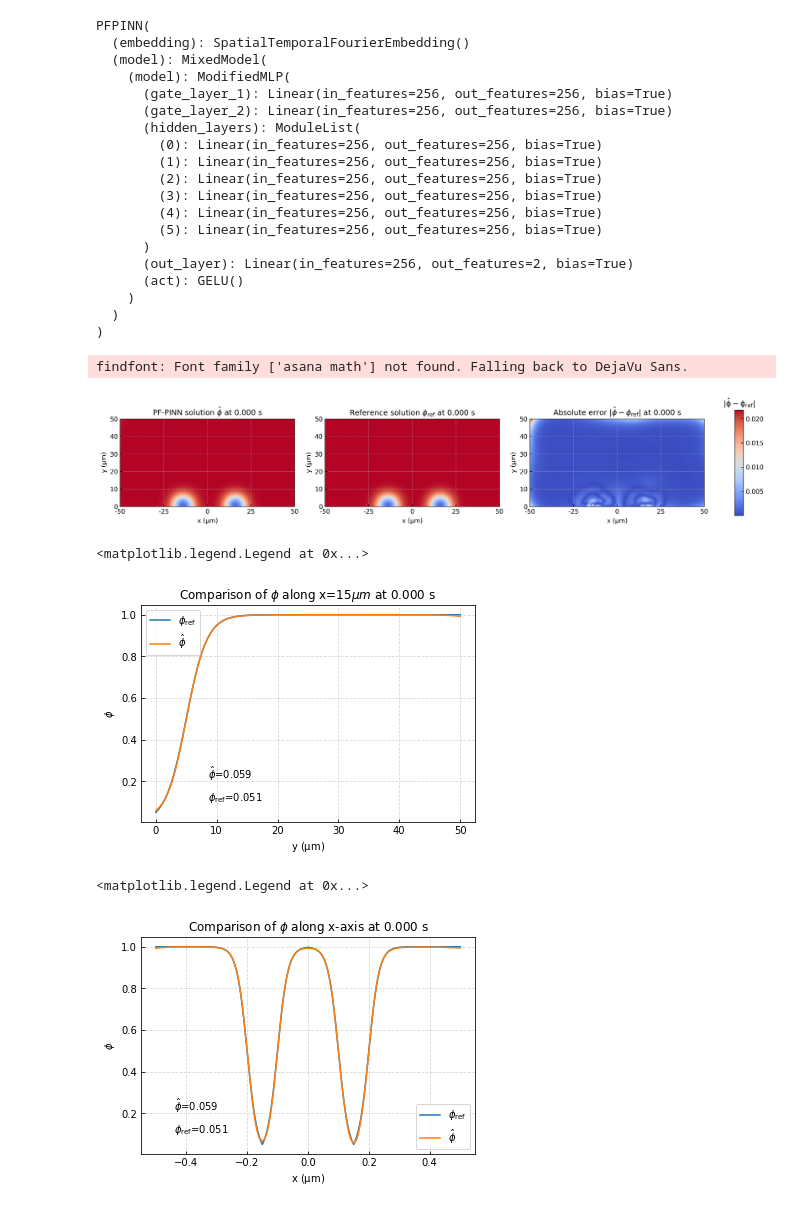
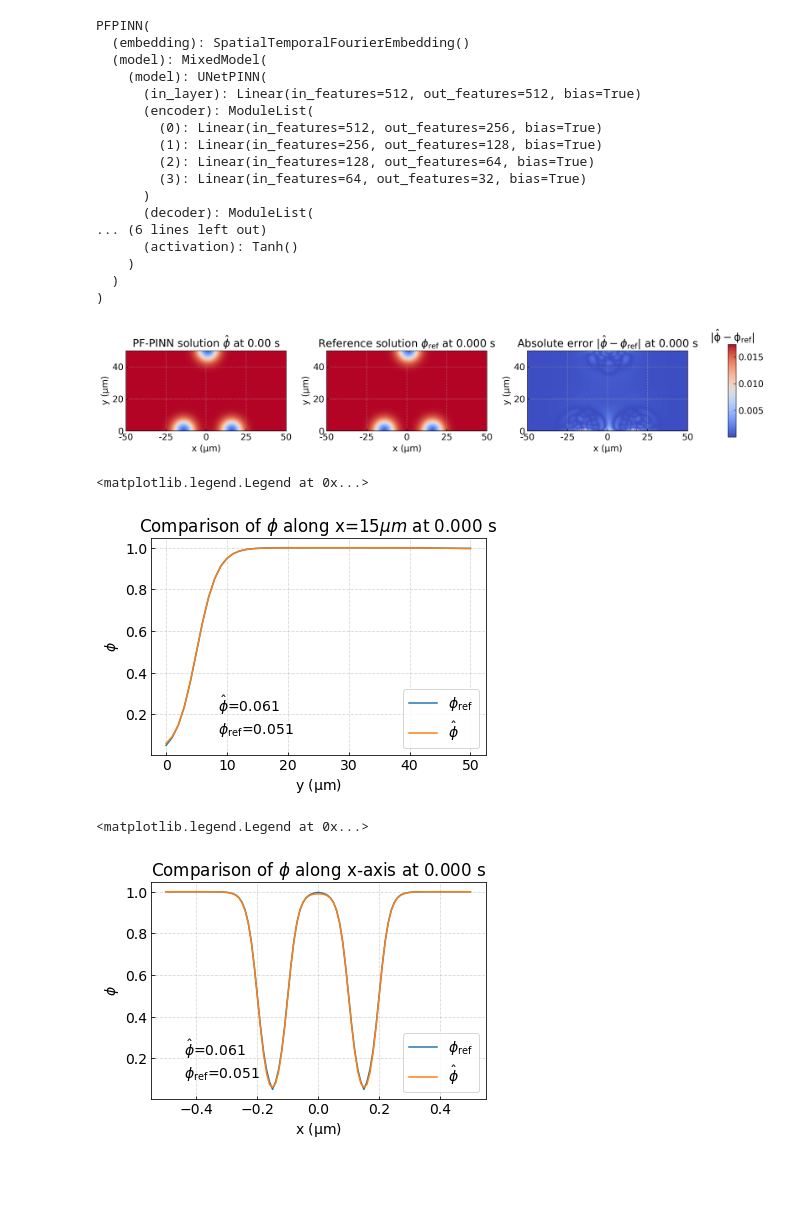
Before and after one commit to NanxiiChen/sharp-pinns, a Jupyter notebook: eval-3pits.ipynb, the cells around one changed output. Drawn from its saved outputs; the diff is of its cells as text; code cells hidden in the pictures; blank space fills up the shorter version.

Commit message:
change model

```diff
--- a/eval-3pits.ipynb
+++ b/eval-3pits.ipynb
@@ -32,7 +32,7 @@ configs = {
 rc.update(configs)
 # save_root = "./figures/"
 # %%
-model_dir = "/root/tf-logs/2pits-modifiedmlp-2024-10-03-20-20-46/model-2500.pt"
+model_dir = "/root/tf-logs/3pits-gradient-2024-10-16-22-53-20/model-5900.pt"
 
 import torch
 import pf_pinn as pfp
@@ -48,26 +48,24 @@ net
 PFPINN(
   (embedding): SpatialTemporalFourierEmbedding()
   (model): MixedModel(
-    (model): ModifiedMLP(
-      (gate_layer_1): Linear(in_features=256, out_features=256, bias=True)
-      (gate_layer_2): Linear(in_features=256, out_features=256, bias=True)
-      (hidden_layers): ModuleList(
-        (0): Linear(in_features=256, out_features=256, bias=True)
-        (1): Linear(in_features=256, out_features=256, bias=True)
-        (2): Linear(in_features=256, out_features=256, bias=True)
-        (3): Linear(in_features=256, out_features=256, bias=True)
-        (4): Linear(in_features=256, out_features=256, bias=True)
-        (5): Linear(in_features=256, out_features=256, bias=True)
+    (model): UNetPINN(
+      (in_layer): Linear(in_features=512, out_features=512, bias=True)
+      (encoder): ModuleList(
+        (0): Linear(in_features=512, out_features=256, bias=True)
+        (1): Linear(in_features=256, out_features=128, bias=True)
+        (2): Linear(in_features=128, out_features=64, bias=True)
+        (3): Linear(in_features=64, out_features=32, bias=True)
       )
-      (out_layer): Linear(in_features=256, out_features=2, bias=True)
-      (act): GELU()
+      (decoder): ModuleList(
+... (6 lines left out)
+      (activation): Tanh()
     )
   )
 )
 # %%
 tic = 0.0
 
-mesh_points = np.load("./data/2pits-refined/mesh_points.npy") * 1e4
+mesh_points = np.load("./data/2d-3pits/mesh_points.npy") * 1e4
 gs = gridspec.GridSpec(1, 4, width_ratios=[1, 1, 1, 0.05])
 fig = plt.figure(figsize=(15, 3), dpi=300)
 tic_tensor = torch.ones(mesh_points.shape[0], 1).view(-1, 1) * 0.0 * 1e-1
@@ -84,10 +82,10 @@ ax.xaxis.set_major_locator(plt.MultipleLocator(0.25))
 ax.set(
     xlabel="x " + r"$\mathrm{(\mu m)}$", ylabel="y " + r"$\mathrm{(\mu m)}$", aspect='equal',
     xlim=(-0.5, 0.5), ylim=(0, 0.5),
-    title=r"PF-PINN solution $\hat\phi$" + " at "+ f"{tic:.3f} s"
+    title=r"PF-PINN solution $\hat\phi$" + " at "+ f"{tic:.2f} s"
 )
 
-truth = np.load("./data/2pits-refined/sol-" + f"{tic:.3f}.npy")
+truth = np.load("./data/2d-3pits/sol-" + f"{tic:.2f}.npy")
 # if np.abs(tic) < 1e-5:
 #     truth_phi = 1 - (1 - np.tanh(np.sqrt(OMEGA_PHI) /
 #                                  np.sqrt(2 * ALPHA_PHI) * \
@@ -99,35 +97,34 @@ diff = np.abs(truth[:, 0] - sol[:, 0])
 
 ax = fig.add_subplot(gs[1])
 ax.scatter(mesh_points[:, 0], mesh_points[:, 1], c=truth[:, 0], cmap='coolwarm', vmin=0, vmax=1)
 ax.xaxis.set_major_formatter(plt.FuncFormatter(lambda x, pos: f'{x*1e2:.0f}'))
 ax.yaxis.set_major_formatter(plt.FuncFormatter(lambda x, pos: f'{x*1e2:.0f}'))
 ax.xaxis.set_major_locator(plt.MultipleLocator(0.25))
 ax.set(
     xlabel="x " + r"$\mathrm{(\mu m)}$", ylabel="y " + r"$\mathrm{(\mu m)}$", aspect='equal',
     xlim=(-0.5, 0.5), ylim=(0, 0.5),
     title=r"Reference solution $\phi_{\mathrm{ref}}$" + " at "+ f"{tic:.3f} s"
 )
 
 ax = fig.add_subplot(gs[2])
 error = ax.scatter(mesh_points[:, 0], mesh_points[:, 1], c=diff, cmap='coolwarm')
 # ax.scatter(mesh_points[:, 0], mesh_points[:, 1], c=truth[:, 0], cmap='coolwarm', vmin=0, vmax=1)
 ax.xaxis.set_major_formatter(plt.FuncFormatter(lambda x, pos: f'{x*1e2:.0f}'))
 ax.yaxis.set_major_formatter(plt.FuncFormatter(lambda x, pos: f'{x*1e2:.0f}'))
 ax.xaxis.set_major_locator(plt.MultipleLocator(0.25))
 ax.set(
     xlabel="x " + r"$\mathrm{(\mu m)}$", ylabel="y " + r"$\mathrm{(\mu m)}$", aspect='equal',
     xlim=(-0.5, 0.5), ylim=(0, 0.5),
     title=r"Absolute error $|\hat\phi - \phi_{\mathrm{ref}}|$" + " at "+ f"{tic:.3f} s"
 )
 
 ax_bar = fig.add_subplot(gs[3])
 cbar = fig.colorbar(error, cax=ax_bar)
 ax_bar.set_title(r"$\mathrm{|\hat\phi - \phi_{\mathrm{ref}}|}$", loc='center')
 plt.tight_layout()
 # plt.savefig("out.jpg", dpi=300, bbox_inches='tight')
 # %% [output]
-findfont: Font family ['asana math'] not found. Falling back to DejaVu Sans.
-[figure, old version]
+[figure, new version]
 # %%
 idx_yaxis = np.where(np.abs(mesh_points[:, 0]-0.15) < 1e-5)[0]
 y_axis = mesh_points[idx_yaxis]
@@ -159,7 +156,7 @@ ax.legend()
 # plt.savefig("out-y.jpg", dpi=300, bbox_inches='tight')
 # %% [output]
 <matplotlib.legend.Legend at 0x...>
-[figure, old version]
+[figure, new version]
 # %%
 idx_xaxis = np.where(np.abs(mesh_points[:, 1]) < 1e-5)[0]
 x_axis = mesh_points[idx_xaxis]
@@ -179,5 +176,5 @@ ax.legend(loc="lower right")
 # plt.savefig("out-x.jpg", dpi=300, bbox_inches='tight')
 # %% [output]
 <matplotlib.legend.Legend at 0x...>
-[figure, old version]
+[figure, new version]
 # %%
```
Also changed, not shown: parts of 1 cell of this notebook, 5 other files.
